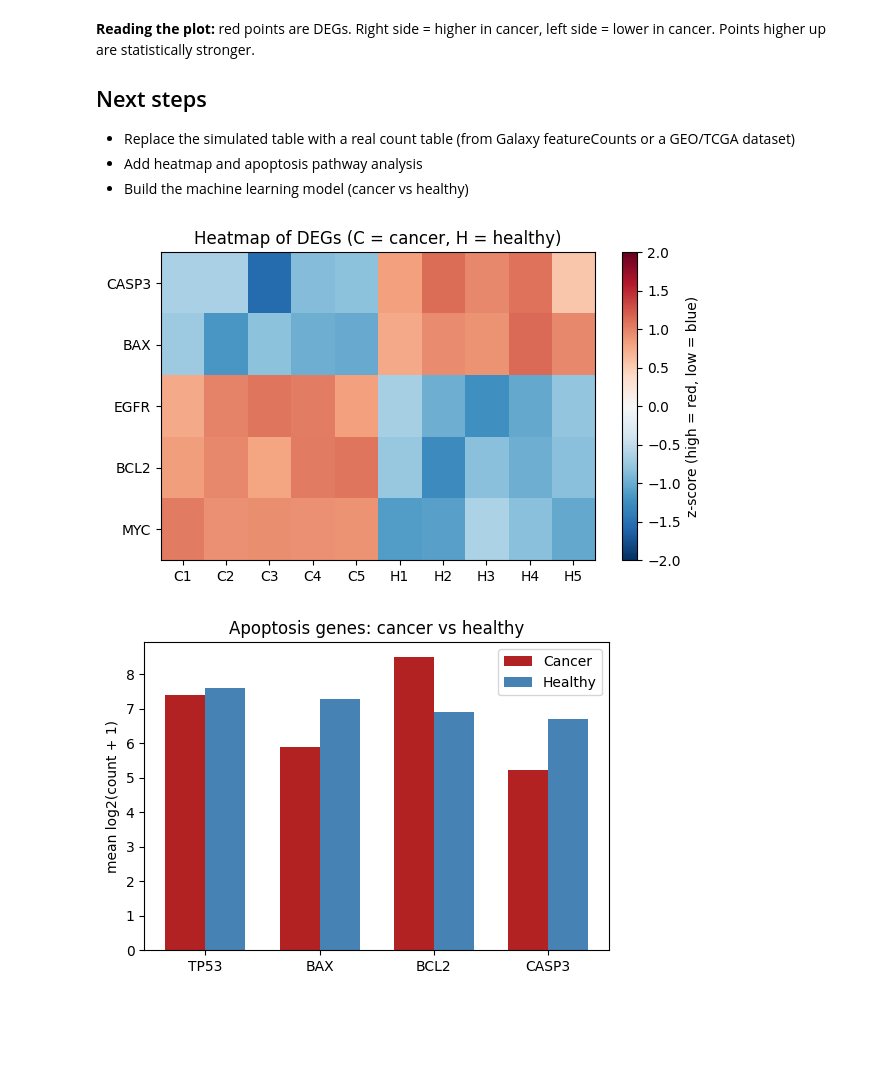
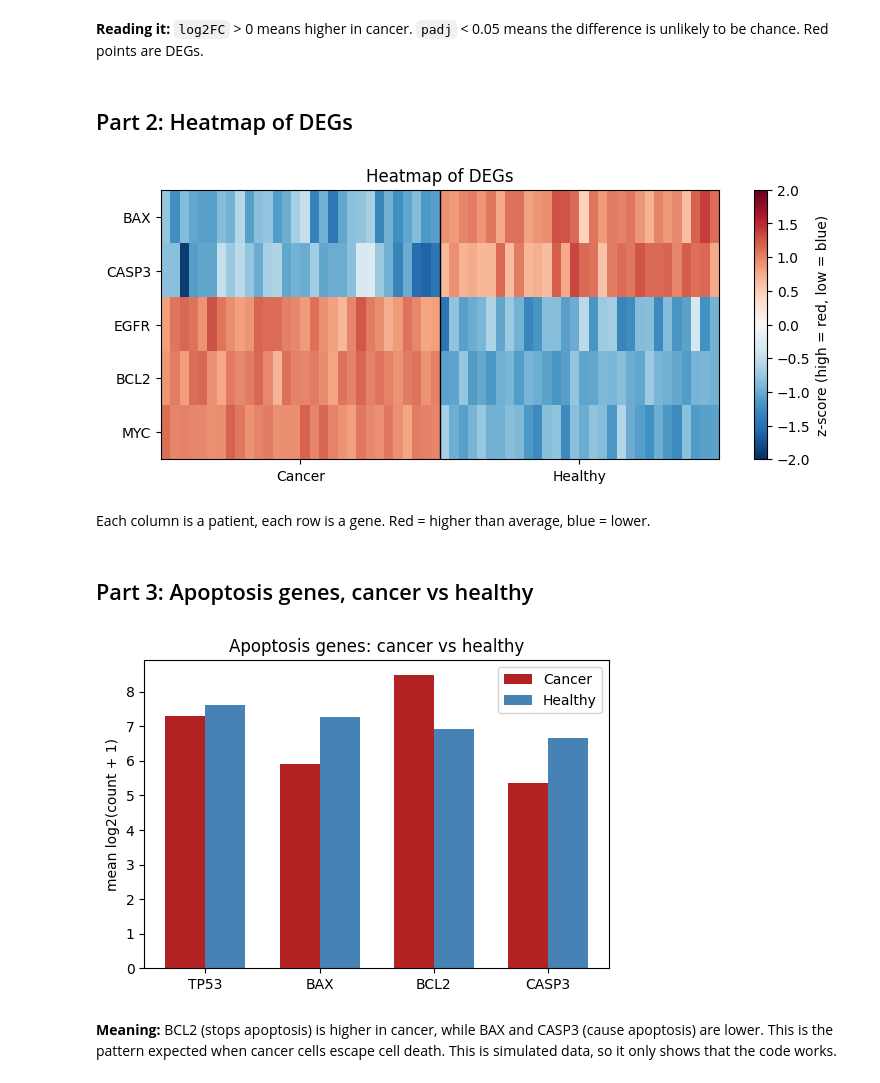
Before and after one commit to hira37/cancer-gene-expression-analysis, a Jupyter notebook: cancer_gene_expression_demo.ipynb, the cells around one changed output. Saved outputs shown, nothing was run; the diff lists cells and outputs as text; code cells hidden in the pictures; blank space fills up the shorter version.

```diff
--- a/cancer_gene_expression_demo.ipynb
+++ b/cancer_gene_expression_demo.ipynb
@@ -100,41 +89,40 @@ plt.show()
-# %% [markdown]
-**Reading the plot:** red points are DEGs. Right side = higher in cancer, left side = lower in cancer. Points higher up are statistically stronger.
-
-## Next steps
-- Replace the simulated table with a real count table (from Galaxy featureCounts or a GEO/TCGA dataset)
-- Add heatmap and apoptosis pathway analysis
-- Build the machine learning model (cancer vs healthy)
+# %% [markdown]
+**Reading it:** `log2FC` > 0 means higher in cancer. `padj` < 0.05 means the difference is unlikely to be chance. Red points are DEGs.
+# %% [markdown]
+## Part 2: Heatmap of DEGs
+# %%
+deg_genes = result[result["DEG"]].sort_values("log2FC").index
+order = list(data.index[data["label"] == "cancer"]) + list(data.index[data["label"] == "healthy"])
+heat = log_counts.loc[deg_genes, order]
+heat_z = heat.sub(heat.mean(axis=1), axis=0).div(heat.std(axis=1), axis=0)
+
+plt.figure(figsize=(9, 3.5))
+plt.imshow(heat_z, cmap="RdBu_r", aspect="auto", vmin=-2, vmax=2)
+plt.colorbar(label="z-score (high = red, low = blue)")
+plt.yticks(range(len(heat_z.index)), heat_z.index)
+plt.xticks([n/2 - 0.5, n + n/2 - 0.5], ["Cancer", "Healthy"])
+plt.axvline(n - 0.5, color="black", lw=1)
+plt.title("Heatmap of DEGs")
+plt.show()
+# %% [output]
+[figure, added]
+# %% [markdown]
+Each column is a patient, each row is a gene. Red = higher than average, blue = lower.
+# %% [markdown]
+## Part 3: Apoptosis genes, cancer vs healthy
 # %%
-import matplotlib.pyplot as plt
-
-# Heatmap of DEGs
-deg_genes = result[result["DEG"]].sort_values("log2FC").index
-heat = log_counts.loc[deg_genes]
-heat_z = heat.sub(heat.mean(axis=1), axis=0).div(heat.std(axis=1), axis=0)
-
-plt.figure(figsize=(7, 4))
-plt.imshow(heat_z, cmap="RdBu_r", aspect="auto", vmin=-2, vmax=2)
-plt.colorbar(label="z-score (high = red, low = blue)")
-plt.xticks(range(len(heat_z.columns)), heat_z.columns)
-plt.yticks(range(len(heat_z.index)), heat_z.index)
-plt.title("Heatmap of DEGs (C = cancer, H = healthy)")
-plt.show()
-
-# Apoptosis genes: cancer vs healthy
-apoptosis = ["TP53", "BAX", "BCL2", "CASP3"]
-mean_c = log_counts.loc[apoptosis, ["C1", "C2", "C3", "C4", "C5"]].mean(axis=1)
-mean_h = log_counts.loc[apoptosis, ["H1", "H2", "H3", "H4", "H5"]].mean(axis=1)
-
-x = np.arange(len(apoptosis))
-w = 0.35
+mean_c = cancer.loc[apoptosis].mean(axis=1)
+mean_h = healthy.loc[apoptosis].mean(axis=1)
+x = np.arange(len(apoptosis)); w = 0.35
 plt.figure(figsize=(6, 4))
 plt.bar(x - w/2, mean_c, w, label="Cancer", color="firebrick")
 plt.bar(x + w/2, mean_h, w, label="Healthy", color="steelblue")
 plt.xticks(x, apoptosis)
 plt.ylabel("mean log2(count + 1)")
 plt.title("Apoptosis genes: cancer vs healthy")
 plt.legend()
 plt.show()
 # %% [output]
-[figure, old version]
+[figure, new version]
-[figure, removed]
+# %% [markdown]
+**Meaning:** BCL2 (stops apoptosis) is higher in cancer, while BAX and CASP3 (cause apoptosis) are lower. This is the pattern expected when cancer cells escape cell death. This is simulated data, so it only shows that the code works.
```
Also changed, not shown: parts of 11 cells of this notebook, 6 other files.
